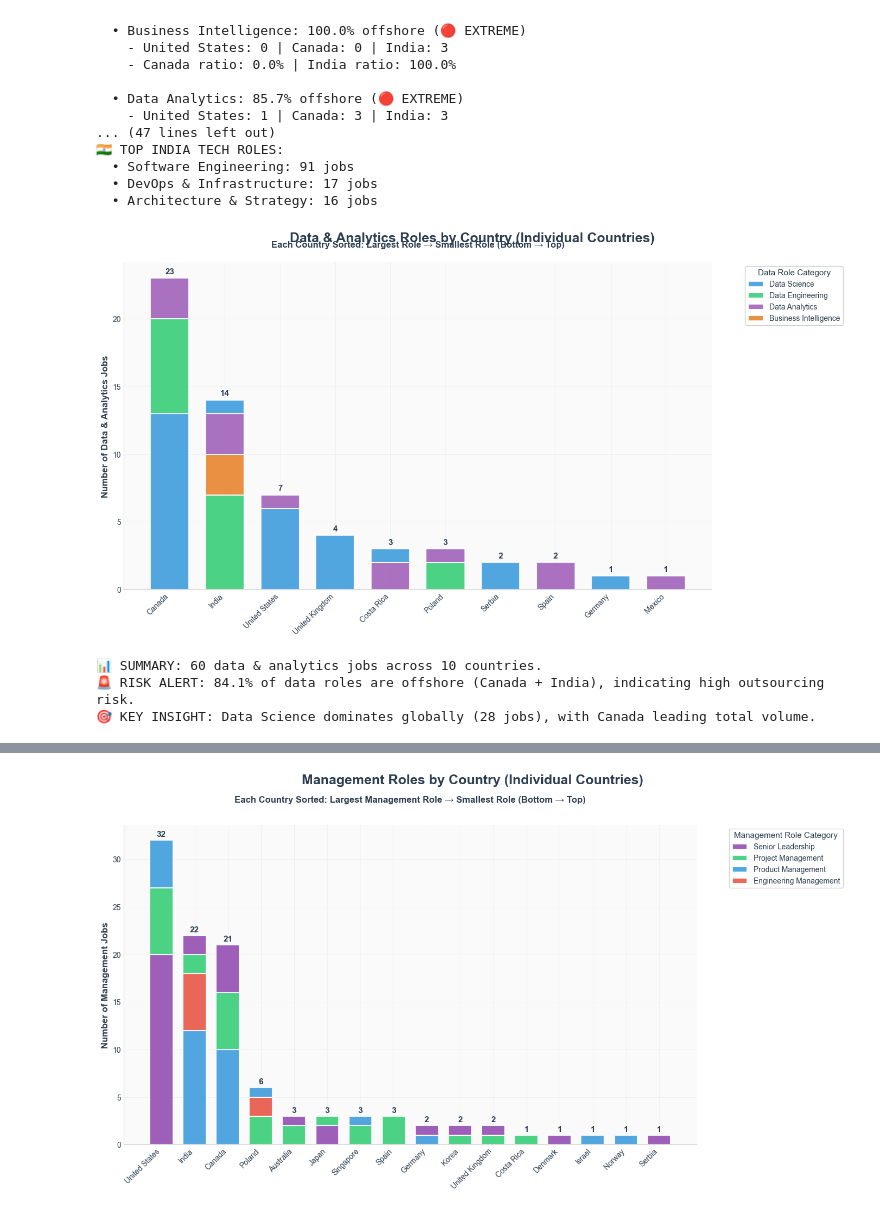
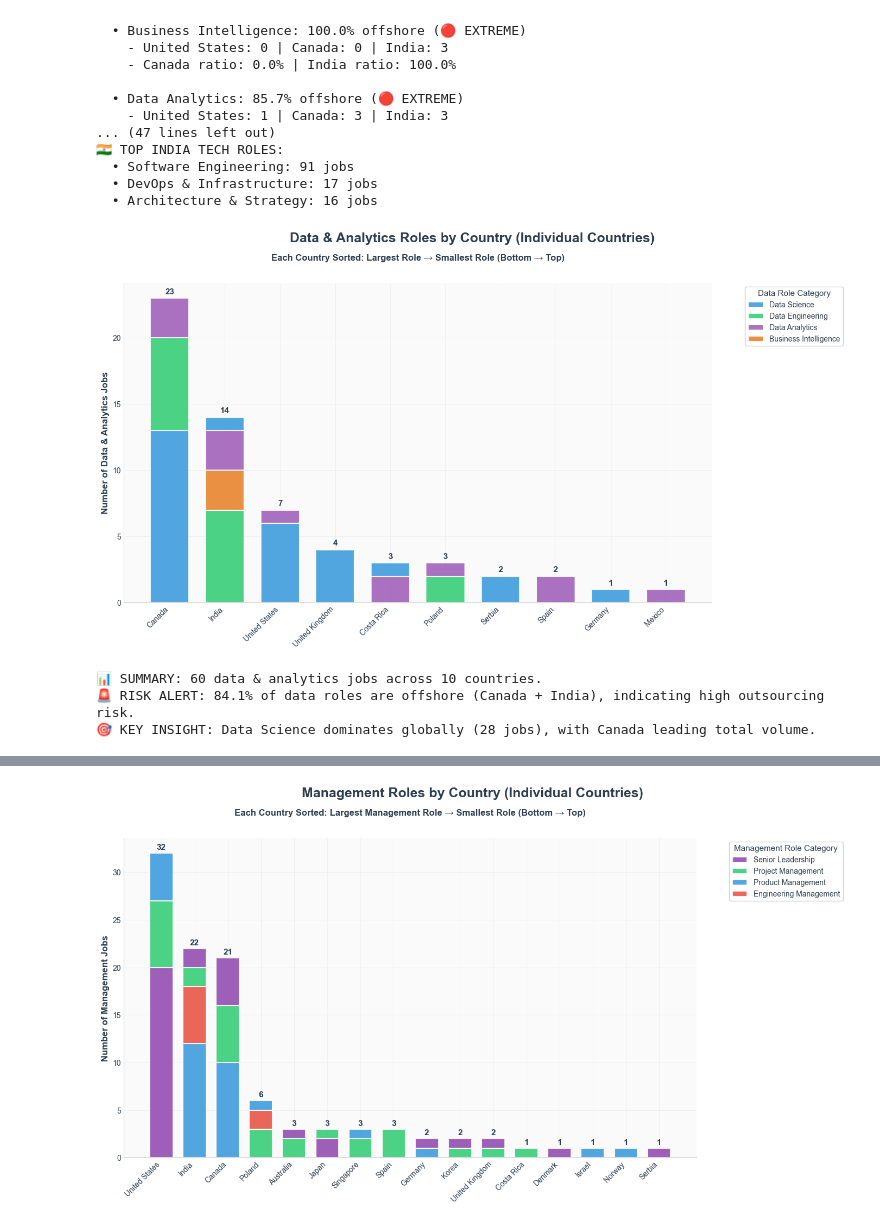
Before and after one commit to adfrisealach/workday-scraper, a Jupyter notebook: analysis/cursor_analysis.ipynb, the cells around one changed output, grey strips where cells are left out. Saved outputs shown, nothing was run; the diff lists cells and outputs as text; code cells hidden in the pictures.

```diff
--- a/analysis/cursor_analysis.ipynb
+++ b/analysis/cursor_analysis.ipynb
@@ -1785,7 +1785,7 @@ def create_data_roles_by_country(df):
     # Create professional visualization
     fig, ax = plt.subplots(figsize=(14, 8))
     fig.suptitle('Data & Analytics Roles by Country (Individual Countries)',
-                 fontsize=18, fontweight='bold', y=0.95, color='#2C3E50')
+                 fontsize=18, fontweight='bold', y=0.98, color='#2C3E50')
 
     # Prepare data - Use raw 'country' column instead of grouped 'country_specific' to show individual countries
     country_role_pivot = data_jobs.groupby(['country', 'tech_category']).size().unstack(fill_value=0)
@@ -1843,7 +1843,7 @@ def create_data_roles_by_country(df):
 
     # Customize the plot
     ax.set_title('Each Country Sorted: Largest Role → Smallest Role (Bottom → Top)',
-                fontweight='bold', pad=20, fontsize=12, ha='center')
+                fontweight='bold', pad=30, fontsize=12, ha='center')
     ax.set_ylabel('Number of Data & Analytics Jobs', fontweight='bold', fontsize=12)
 
     # Set x-axis labels
@@ -1853,34 +1853,34 @@ def create_data_roles_by_country(df):
     # Create legend
     ax.legend(title='Data Role Category', fontsize=10, title_fontsize=11,
              bbox_to_anchor=(1.05, 1), loc='upper left')
 
     # Apply consistent styling
     ax.set_facecolor('#FAFAFA')
     ax.grid(True, alpha=0.3, linestyle='-', linewidth=0.5, axis='y')
     for spine in ax.spines.values():
         spine.set_linewidth(0.8)
         spine.set_color('#CCCCCC')
 
     plt.tight_layout()
     plt.show()
 
     # Concise summary
     total_data_jobs = len(data_jobs)
     us_jobs = country_role_pivot_sorted.loc['United States'].sum() if 'United States' in country_role_pivot_sorted.index else 0
     canada_jobs = country_role_pivot_sorted.loc['Canada'].sum() if 'Canada' in country_role_pivot_sorted.index else 0
     india_jobs = country_role_pivot_sorted.loc['India'].sum() if 'India' in country_role_pivot_sorted.index else 0
     offshore_jobs = canada_jobs + india_jobs
 
     print(f"\n📊 SUMMARY: {total_data_jobs} data & analytics jobs across {len(country_role_pivot_sorted)} countries.")
     if us_jobs + offshore_jobs > 0:
         offshore_ratio = offshore_jobs / (us_jobs + offshore_jobs)
         print(f"🚨 RISK ALERT: {offshore_ratio:.1%} of data roles are offshore (Canada + India), indicating high outsourcing risk.")
     print(f"🎯 KEY INSIGHT: Data Science dominates globally ({country_role_pivot_sorted.sum()['Data Science']} jobs), with Canada leading total volume.")
 
 # Execute the visualization
 create_data_roles_by_country(df)
 # %% [output]
-[figure, old version]
+[figure, new version]
 📊 SUMMARY: 60 data & analytics jobs across 10 countries.
 🚨 RISK ALERT: 84.1% of data roles are offshore (Canada + India), indicating high outsourcing risk.
 🎯 KEY INSIGHT: Data Science dominates globally (28 jobs), with Canada leading total volume.
```
Also changed, not shown: parts of 3 cells of this notebook, 5 other files.
